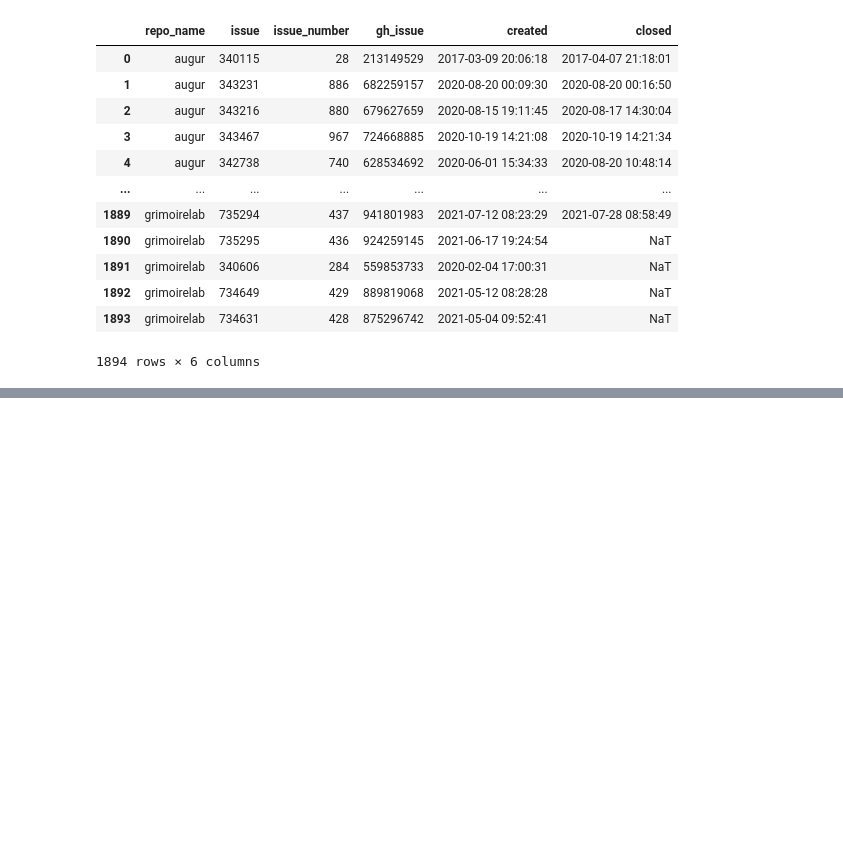
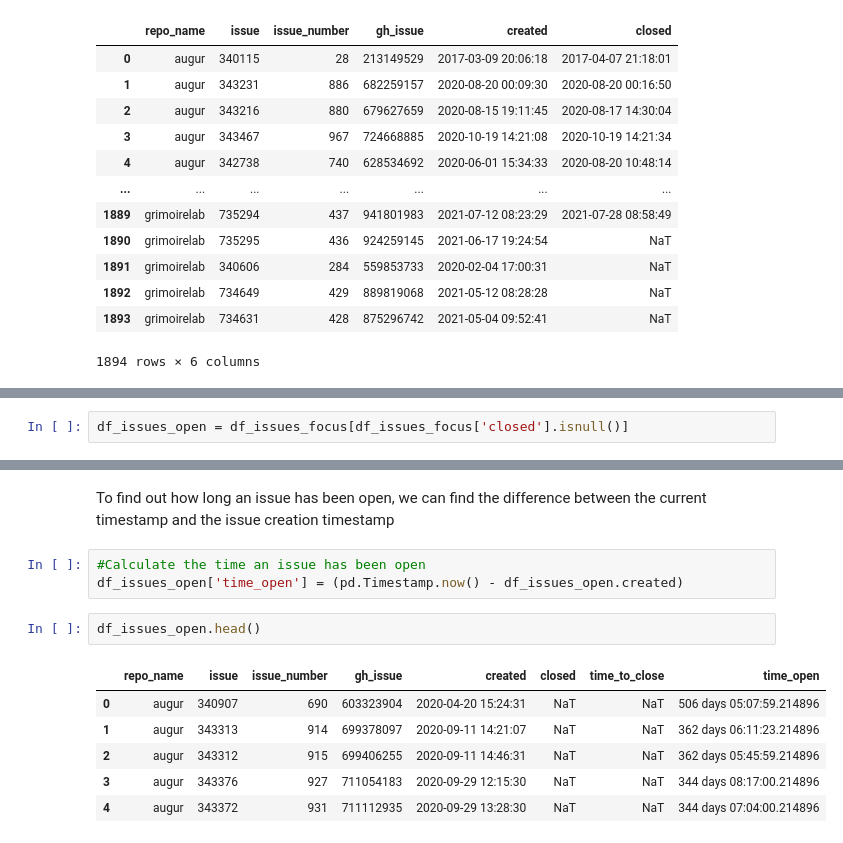
Before and after one commit to oss-aspen/Rappel, a Jupyter notebook: notebooks/performance.ipynb, the cells around one changed output, grey strips where cells are left out. Cells and saved outputs as stored; diff of their text form; blank space fills up the shorter version.

```diff
--- a/notebooks/performance.ipynb
+++ b/notebooks/performance.ipynb
@@ -181,0 +256,2 @@ df_issues
+# %%
+df_issues_open = df_issues_focus[df_issues_focus['closed'].isnull()]
@@ -181,0 +269,14 @@ df_issues
+# %% [markdown]
+To find out how long an issue has been open, we can find the difference between the current timestamp and the issue creation timestamp
+# %%
+#Calculate the time an issue has been open
+df_issues_open['time_open'] = (pd.Timestamp.now() - df_issues_open.created)
+# %%
+df_issues_open.head()
+# %% [output]
+|  | repo_name | issue | issue_number | gh_issue | created | closed | time_to_close | time_open |
+| 0 | augur | 340907 | 690 | 603323904 | 2020-04-20 15:24:31 | NaT | NaT | 506 days 05:07:59.214896 |
+| 1 | augur | 343313 | 914 | 699378097 | 2020-09-11 14:21:07 | NaT | NaT | 362 days 06:11:23.214896 |
+| 2 | augur | 343312 | 915 | 699406255 | 2020-09-11 14:46:31 | NaT | NaT | 362 days 05:45:59.214896 |
+| 3 | augur | 343376 | 927 | 711054183 | 2020-09-29 12:15:30 | NaT | NaT | 344 days 08:17:00.214896 |
+| 4 | augur | 343372 | 931 | 711112935 | 2020-09-29 13:28:30 | NaT | NaT | 344 days 07:04:00.214896 |
```
Also changed, not shown: parts of 25 cells of this notebook.
